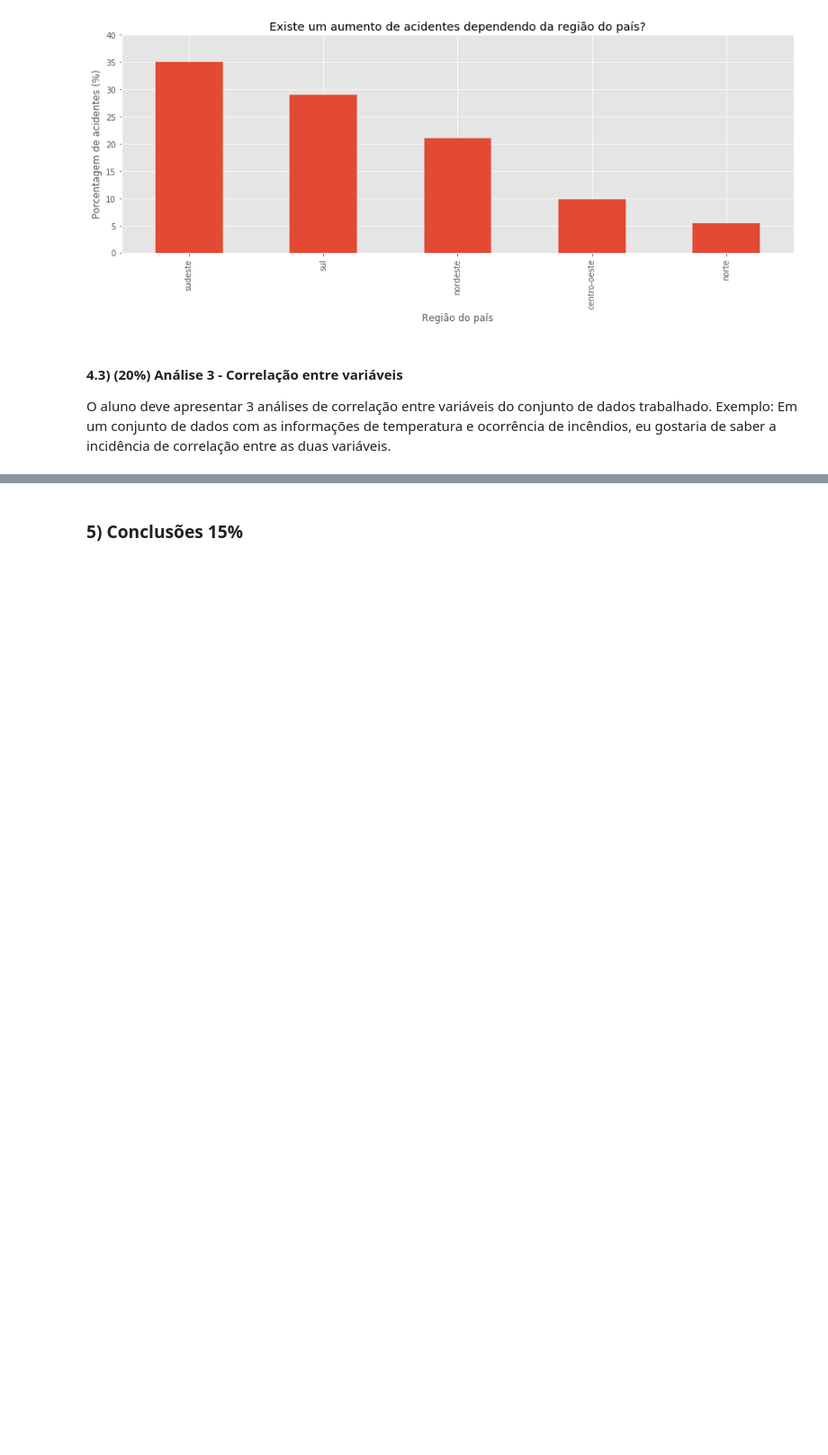
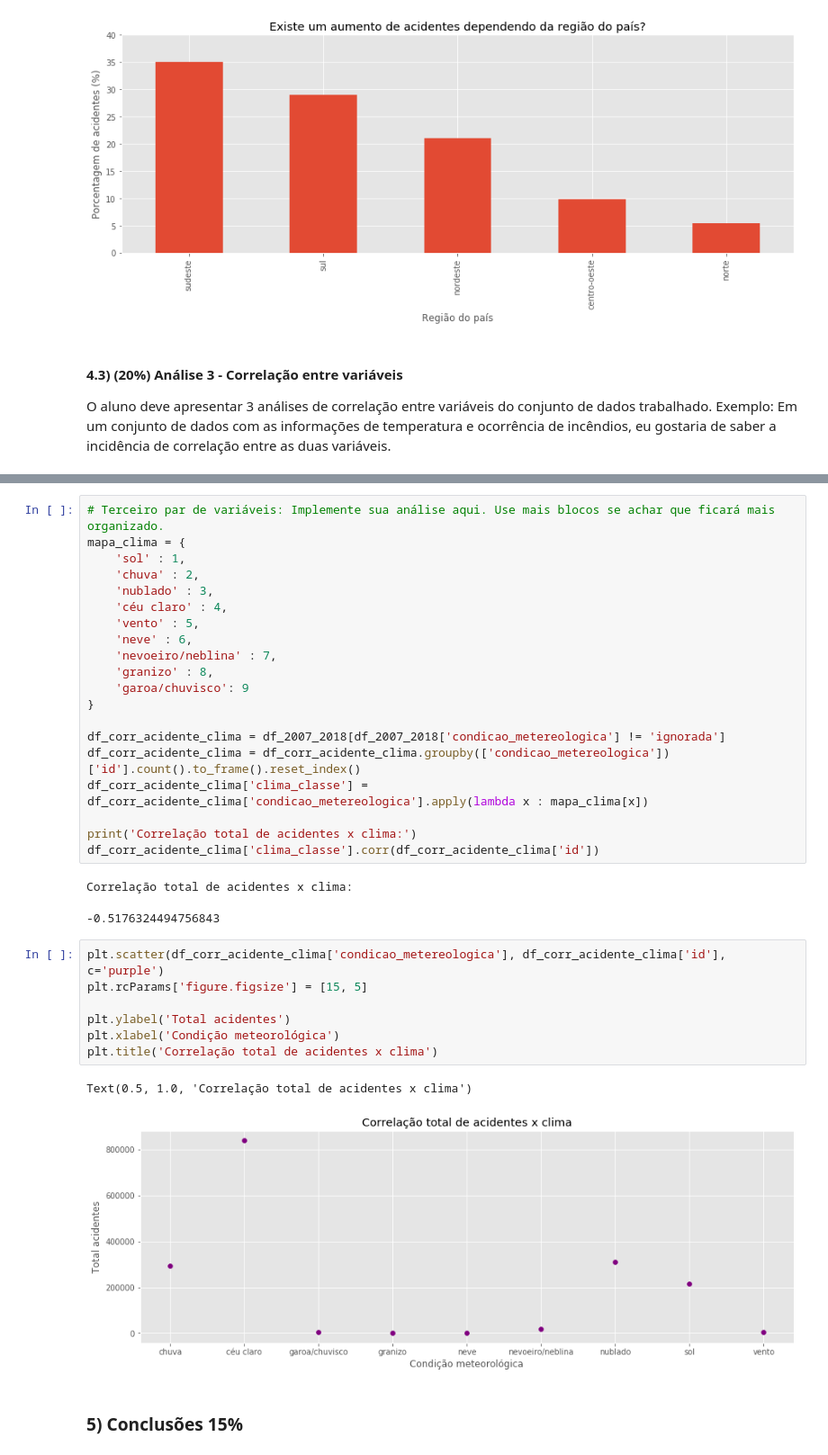
Before and after one commit to LilianeAquino/aed_projeto_1, a Jupyter notebook: template.ipynb, the cells around one changed output, grey strips where cells are left out. Shown at 90% size. Drawn from its saved outputs; the diff is of its cells as text; blank space fills up the shorter version.

```diff
--- a/template.ipynb
+++ b/template.ipynb
@@ -484,3 +521,36 @@ df_2007_2018['mortos'].corr(df_2007_2018['veiculos'])
+# %%
+# Terceiro par de variáveis: Implemente sua análise aqui. Use mais blocos se achar que ficará mais organizado.
+mapa_clima = {
+    'sol' : 1,
+    'chuva' : 2,
+    'nublado' : 3,
+    'céu claro' : 4,
+    'vento' : 5,
+    'neve' : 6,
+    'nevoeiro/neblina' : 7,
+    'granizo' : 8,
+    'garoa/chuvisco': 9
+}
+
+df_corr_acidente_clima = df_2007_2018[df_2007_2018['condicao_metereologica'] != 'ignorada']
+df_corr_acidente_clima = df_corr_acidente_clima.groupby(['condicao_metereologica'])['id'].count().to_frame().reset_index()
+df_corr_acidente_clima['clima_classe'] = df_corr_acidente_clima['condicao_metereologica'].apply(lambda x : mapa_clima[x])
+
+print('Correlação total de acidentes x clima:')
+df_corr_acidente_clima['clima_classe'].corr(df_corr_acidente_clima['id'])
+# %% [output]
+Correlação total de acidentes x clima:
+-0.5176324494756843
+# %%
+plt.scatter(df_corr_acidente_clima['condicao_metereologica'], df_corr_acidente_clima['id'], c='purple')
+plt.rcParams['figure.figsize'] = [15, 5]
+
+plt.ylabel('Total acidentes')
+plt.xlabel('Condição meteorológica')
+plt.title('Correlação total de acidentes x clima')
+# %% [output]
+Text(0.5, 1.0, 'Correlação total de acidentes x clima')
+[figure, added]
 # %% [markdown]
 ### 5) Conclusões **15%**
 # %% [markdown]
```
Also changed, not shown: parts of 12 cells of this notebook.
